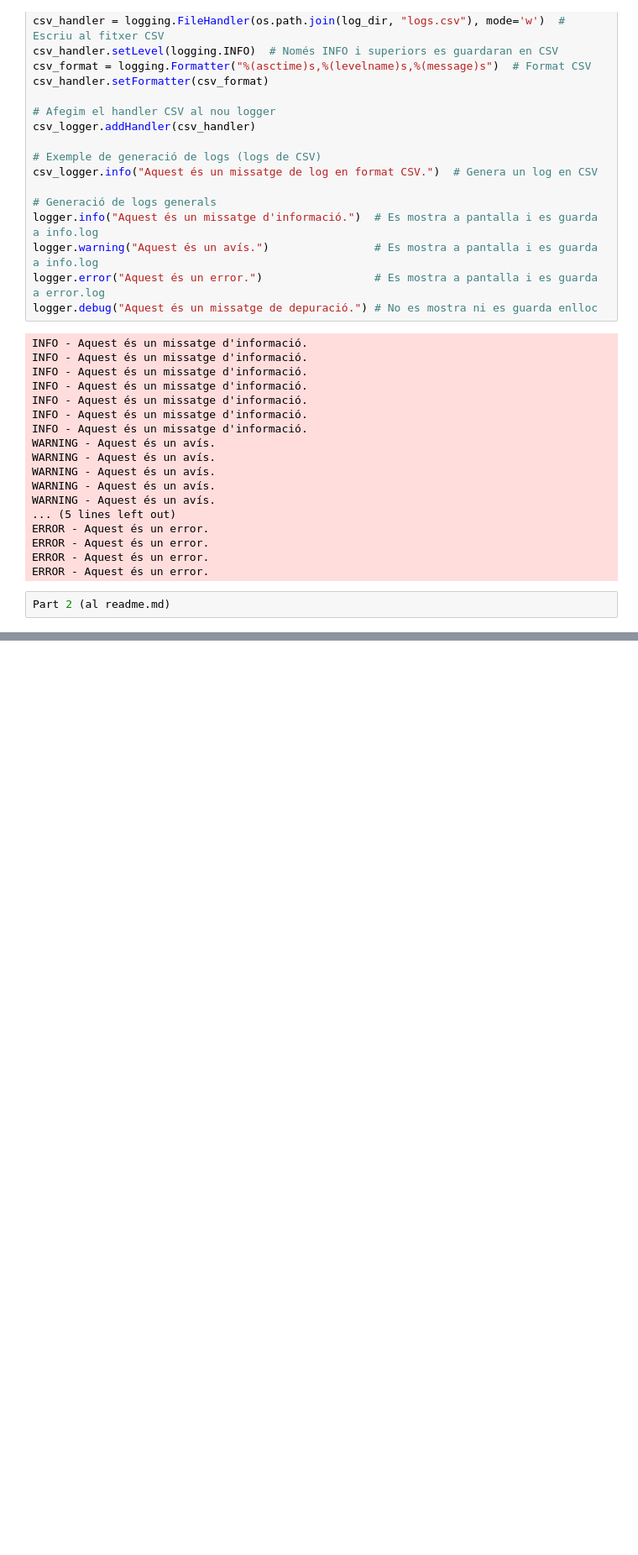
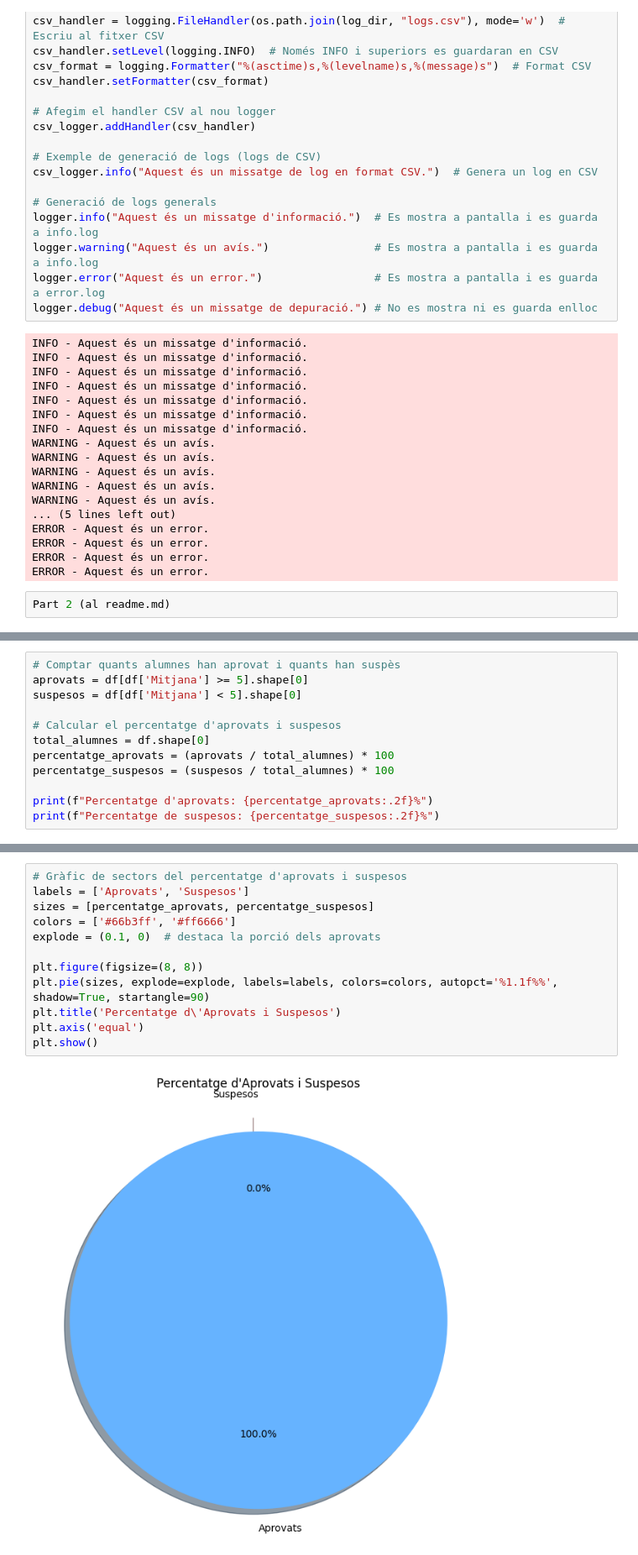
Before and after one commit to Bemen3M07/jupiter-logs-pandas-geroo22, a Jupyter notebook: ExercicisPart2.ipynb, the cells around one changed output, grey strips where cells are left out. Shown at 84% size. Drawn from its saved outputs; the diff is of its cells as text; blank space fills up the shorter version.

```diff
--- a/ExercicisPart2.ipynb
+++ b/ExercicisPart2.ipynb
@@ -162,0 +236,12 @@ Part 2 (al readme.md)
+# %%
+# Comptar quants alumnes han aprovat i quants han suspès
+aprovats = df[df['Mitjana'] >= 5].shape[0]
+suspesos = df[df['Mitjana'] < 5].shape[0]
+
+# Calcular el percentatge d'aprovats i suspesos
+total_alumnes = df.shape[0]
+percentatge_aprovats = (aprovats / total_alumnes) * 100
+percentatge_suspesos = (suspesos / total_alumnes) * 100
+
+print(f"Percentatge d'aprovats: {percentatge_aprovats:.2f}%")
+print(f"Percentatge de suspesos: {percentatge_suspesos:.2f}%")
@@ -162,0 +295,14 @@ Part 2 (al readme.md)
+# %%
+# Gràfic de sectors del percentatge d'aprovats i suspesos
+labels = ['Aprovats', 'Suspesos']
+sizes = [percentatge_aprovats, percentatge_suspesos]
+colors = ['#66b3ff', '#ff6666']
+explode = (0.1, 0)  # destaca la porció dels aprovats
+
+plt.figure(figsize=(8, 8))
+plt.pie(sizes, explode=explode, labels=labels, colors=colors, autopct='%1.1f%%', shadow=True, startangle=90)
+plt.title('Percentatge d\'Aprovats i Suspesos')
+plt.axis('equal')
+plt.show()
+# %% [output]
+[figure, added]
```
Also changed, not shown: parts of 12 cells of this notebook.
